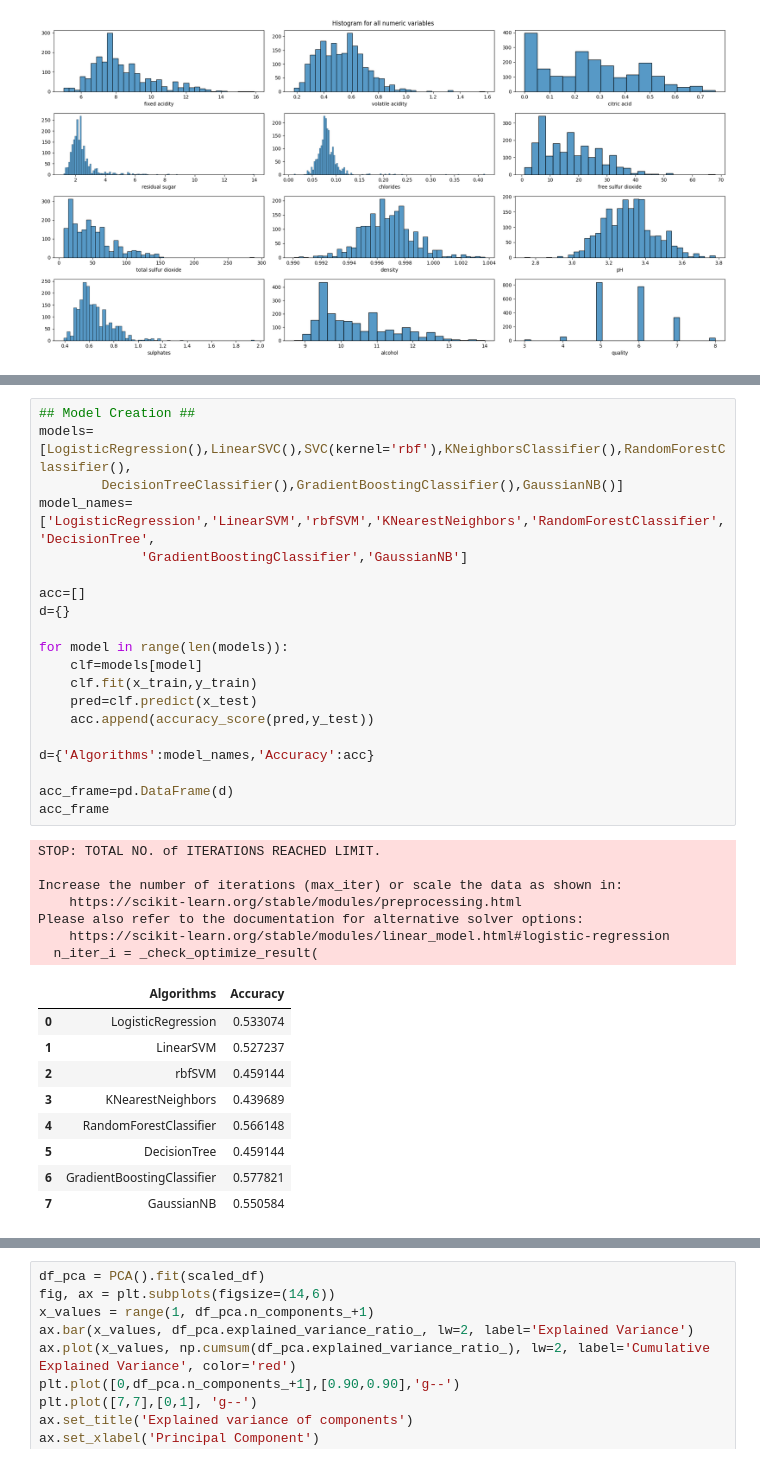
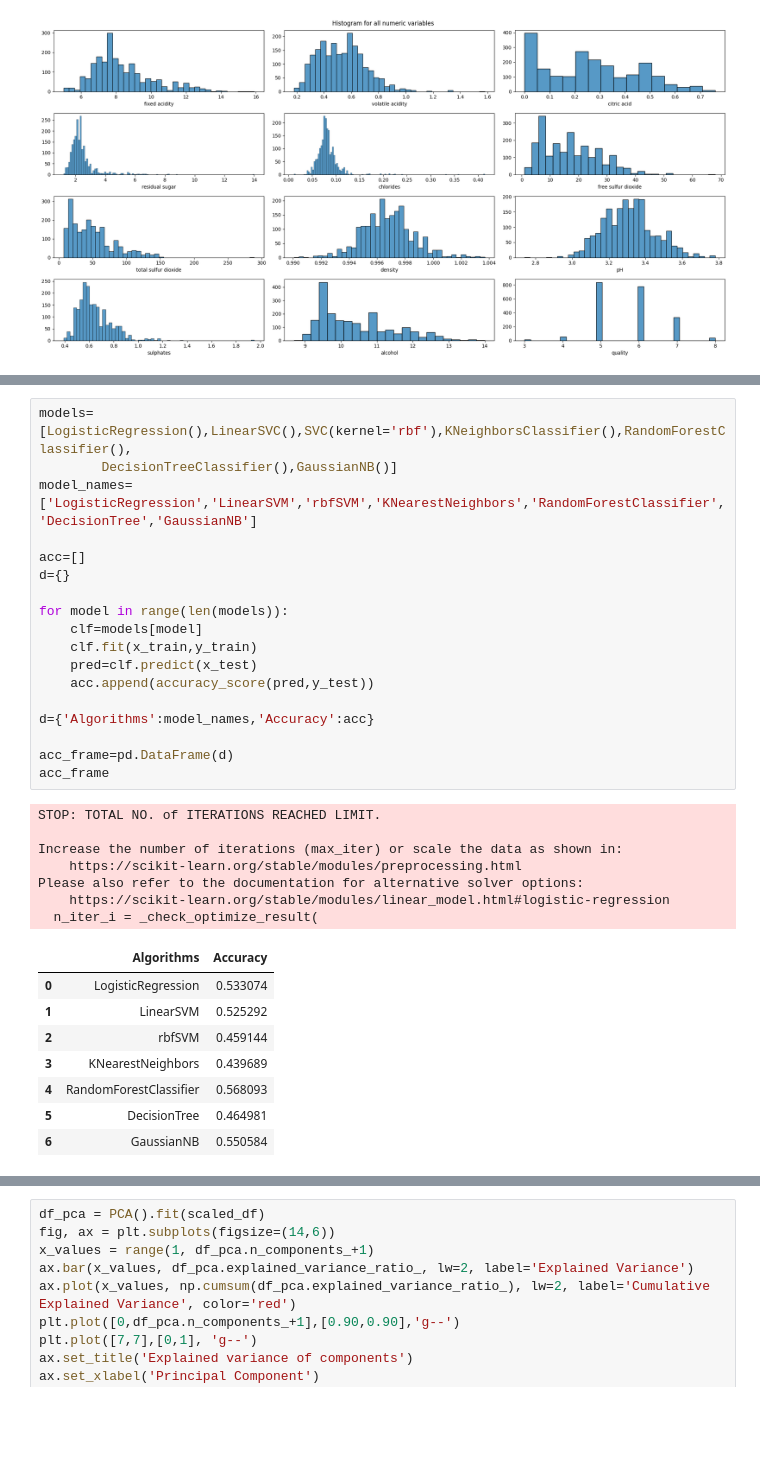
Before and after one commit to WineQualityAnalysis/WineQualityKaggle, a Jupyter notebook: Ordinal_Regression_with_Tabular_Wine_Quality_Dataset.ipynb, the cells around one changed output, grey strips where cells are left out. Drawn from its saved outputs; the diff is of its cells as text; blank space fills up the shorter version.

```diff
--- a/Ordinal_Regression_with_Tabular_Wine_Quality_Dataset.ipynb
+++ b/Ordinal_Regression_with_Tabular_Wine_Quality_Dataset.ipynb
@@ -205,42 +203,39 @@ for col,ax in zip(cols,axs.flat):
 # %% [output]
 [figure]
 # %%
-## Model Creation ##
 models=[LogisticRegression(),LinearSVC(),SVC(kernel='rbf'),KNeighborsClassifier(),RandomForestClassifier(),
-        DecisionTreeClassifier(),GradientBoostingClassifier(),GaussianNB()]
-model_names=['LogisticRegression','LinearSVM','rbfSVM','KNearestNeighbors','RandomForestClassifier','DecisionTree',
-             'GradientBoostingClassifier','GaussianNB']
+        DecisionTreeClassifier(),GaussianNB()]
+model_names=['LogisticRegression','LinearSVM','rbfSVM','KNearestNeighbors','RandomForestClassifier','DecisionTree','GaussianNB']
 
 acc=[]
 d={}
 
 for model in range(len(models)):
     clf=models[model]
     clf.fit(x_train,y_train)
     pred=clf.predict(x_test)
     acc.append(accuracy_score(pred,y_test))
 
 d={'Algorithms':model_names,'Accuracy':acc}
 
 acc_frame=pd.DataFrame(d)
 acc_frame
 # %% [output]
 STOP: TOTAL NO. of ITERATIONS REACHED LIMIT.
 
 Increase the number of iterations (max_iter) or scale the data as shown in:
     https://scikit-learn.org/stable/modules/preprocessing.html
 Please also refer to the documentation for alternative solver options:
     https://scikit-learn.org/stable/modules/linear_model.html#logistic-regression
   n_iter_i = _check_optimize_result(
 |  | Algorithms | Accuracy |
 | 0 | LogisticRegression | 0.533074 |
-| 1 | LinearSVM | 0.527237 |
+| 1 | LinearSVM | 0.525292 |
 | 2 | rbfSVM | 0.459144 |
 | 3 | KNearestNeighbors | 0.439689 |
-| 4 | RandomForestClassifier | 0.566148 |
-| 5 | DecisionTree | 0.459144 |
-| 6 | GradientBoostingClassifier | 0.577821 |
-| 7 | GaussianNB | 0.550584 |
+| 4 | RandomForestClassifier | 0.568093 |
+| 5 | DecisionTree | 0.464981 |
+| 6 | GaussianNB | 0.550584 |
 # %%
 def func(x_train,x_test,y_train,y_test,name_scaler):
     models=[LogisticRegression(),LinearSVC(),SVC(kernel='rbf'),KNeighborsClassifier(),RandomForestClassifier(),
```
Also changed, not shown: parts of 23 cells of this notebook.
